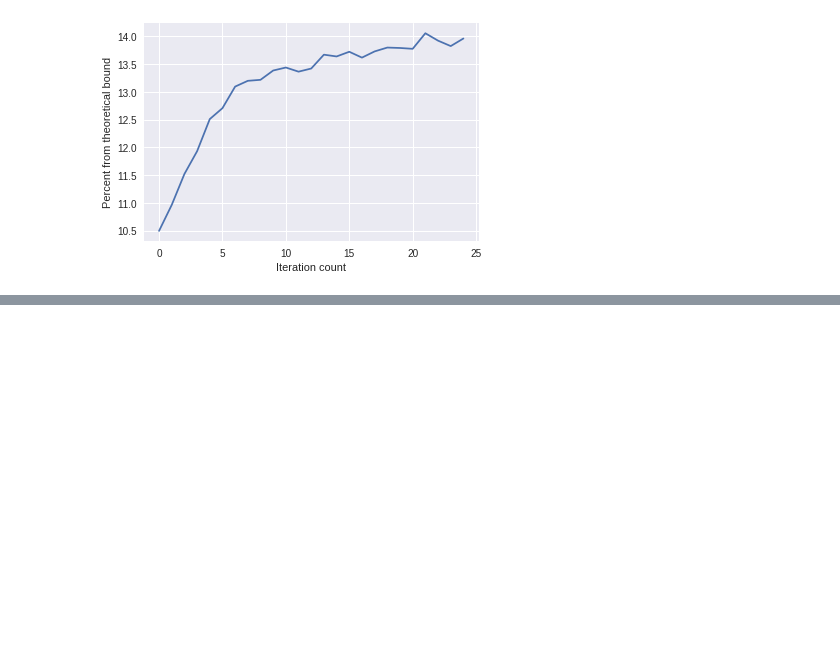
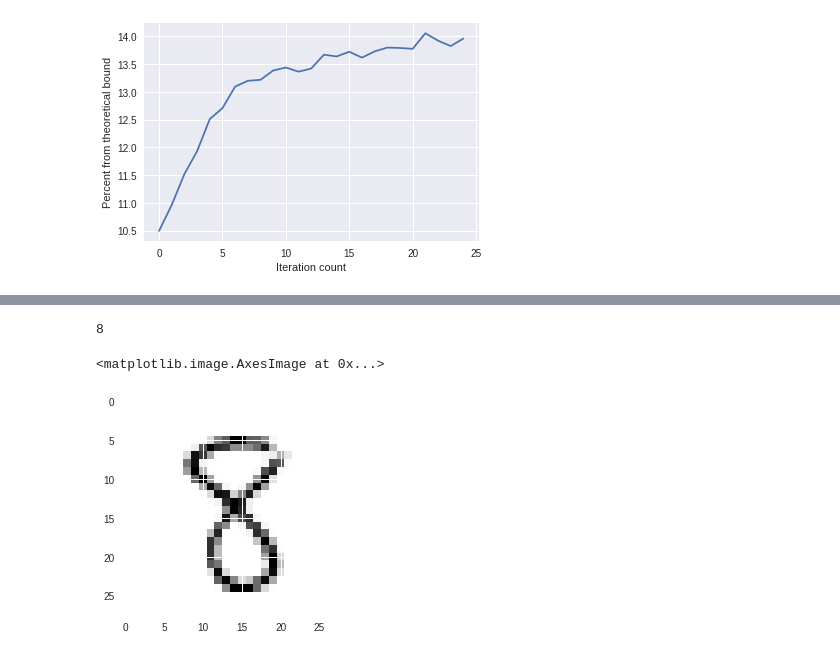
Before and after one commit to LPD-EPFL/nn-fault-tolerance, a Jupyter notebook: DropoutErrorVarianceKerasColab.ipynb, the cells around one changed output, grey strips where cells are left out. Cells and saved outputs as stored; diff of their text form; code cells hidden in the pictures; blank space fills up the shorter version.

```diff
--- a/DropoutErrorVarianceKerasColab.ipynb
+++ b/DropoutErrorVarianceKerasColab.ipynb
@@ -374,0 +442,13 @@ Mean error 0.04869, 13.96% from theoretical, norm 2.67
+# %%
+w1 = model.get_weights()[0]
+b1 = model.get_weights()[1]
+w2 = model.get_weights()[2]
+b2 = model.get_weights()[3]
+
+idx = 144
+print(np.argmax((x_train[idx] @ w1 + b1) @ w2 + b2))
+plt.imshow(x_train[idx].reshape(28, 28))
+# %% [output]
+8
+<matplotlib.image.AxesImage at 0x...>
+[figure, added]
```
Also changed, not shown: parts of 8 cells of this notebook.
